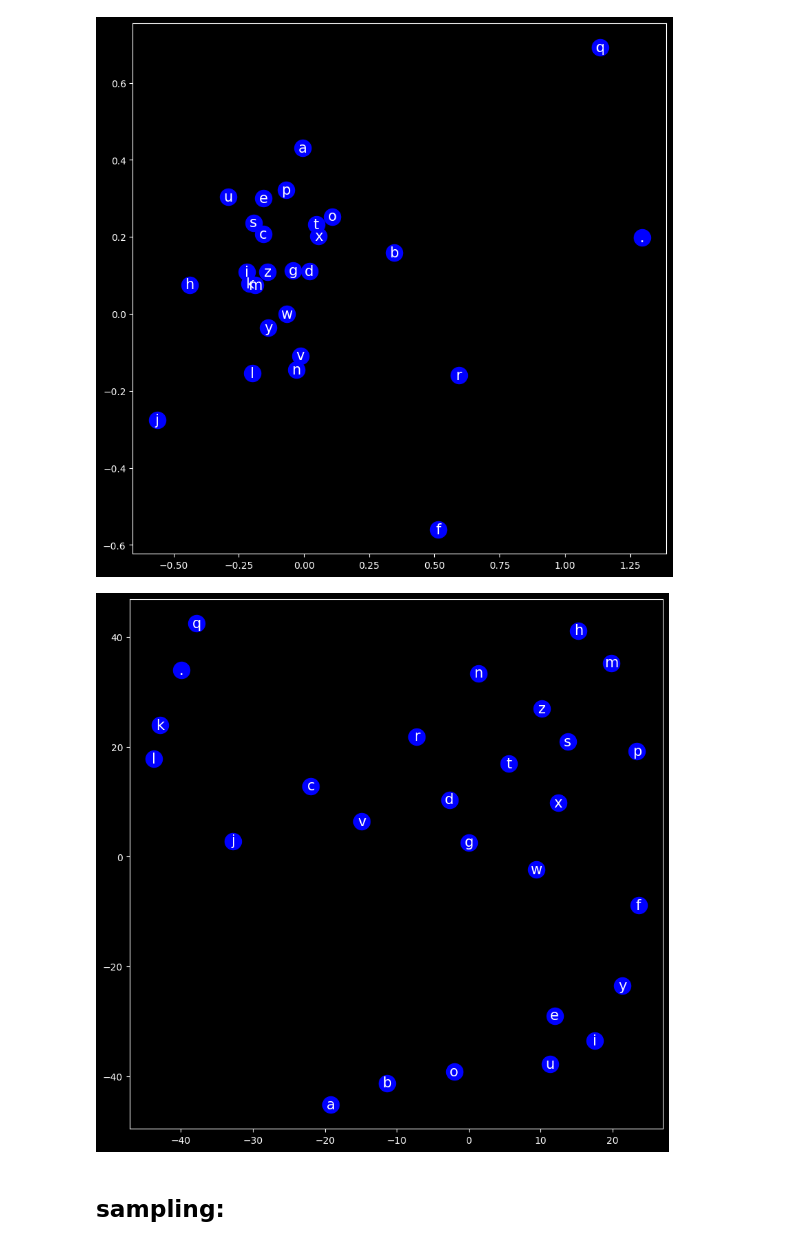
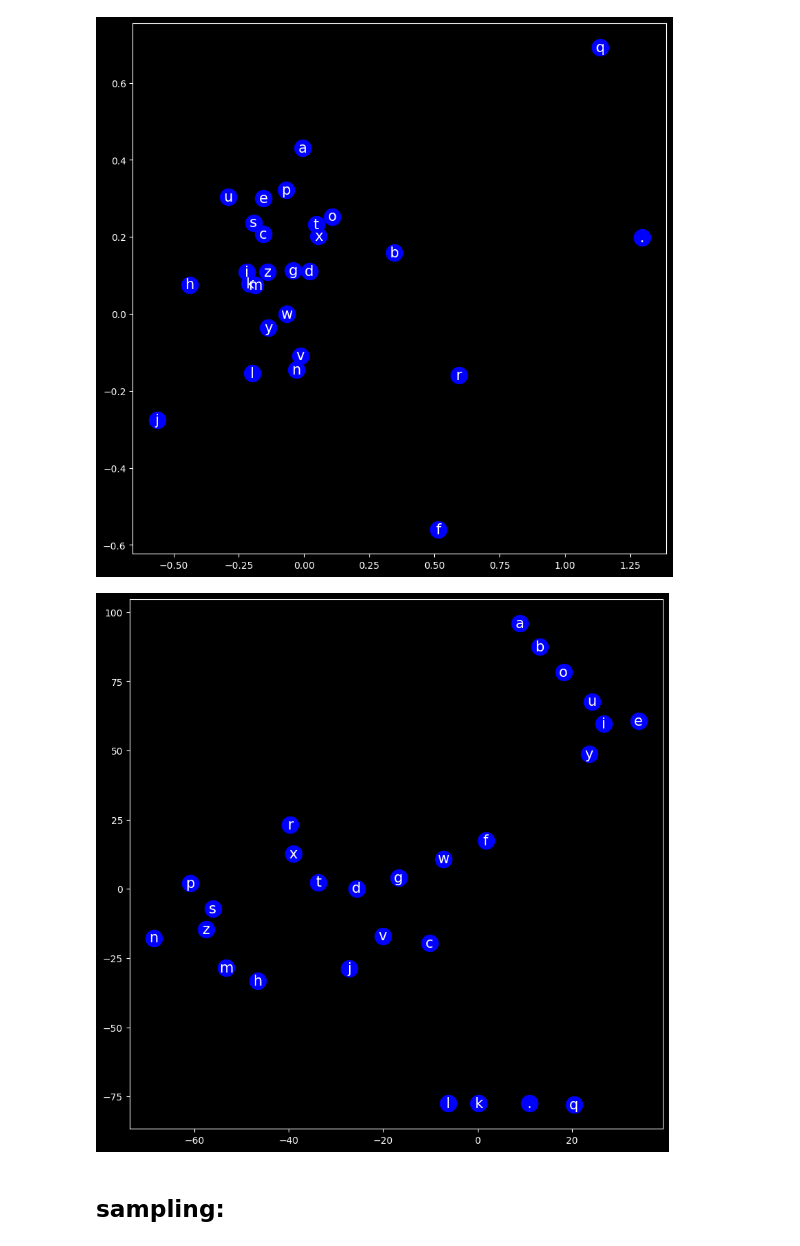
Before and after one commit to sanketmishra009/aiml, a Jupyter notebook: deepLearning/nlp/makemore/ngram.ipynb, the cells around one changed output. Cells and saved outputs as stored; diff of their text form; code cells hidden in the pictures.

```diff
--- a/deepLearning/nlp/makemore/ngram.ipynb
+++ b/deepLearning/nlp/makemore/ngram.ipynb
@@ -247,12 +247,13 @@ plt.savefig('./data/ngram-embeddings2.png')
 # %%
 #lower dimention using tsne and plot:
 from sklearn.manifold import TSNE
 
-tsne = TSNE(n_components= 2 , perplexity= 5 , max_iter= 1000 , random_state= 42)
+tsne = TSNE(n_components= 2 , perplexity= 2 , max_iter= 1000 , random_state= 42)
 tx = tsne.fit_transform(c.detach().numpy())
 plot_embeddings(torch.tensor(tx))
+plt.savefig('./data/ngram-embeddings2.png')
 # %% [output]
-[figure, old version]
+[figure, new version]
 # %% [markdown]
 ## sampling:
 # %%
```
Also changed, not shown: parts of 2 cells of this notebook, 18 other files.
